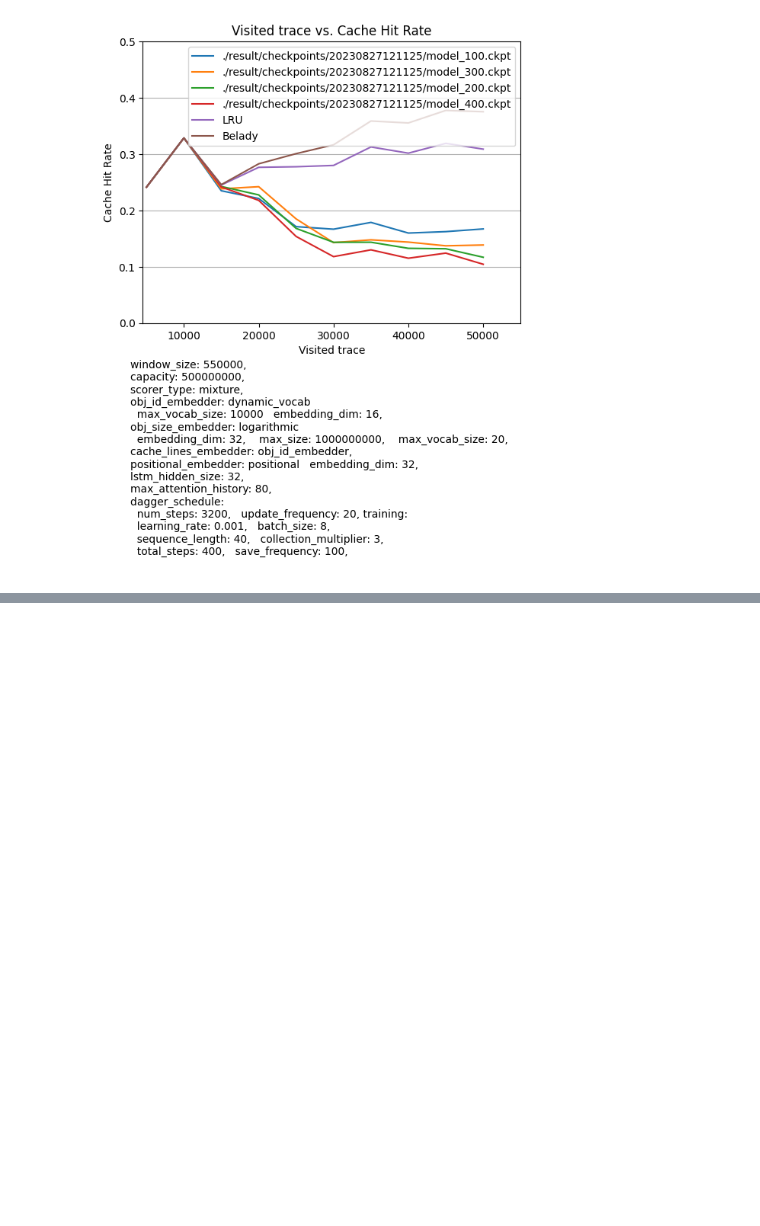
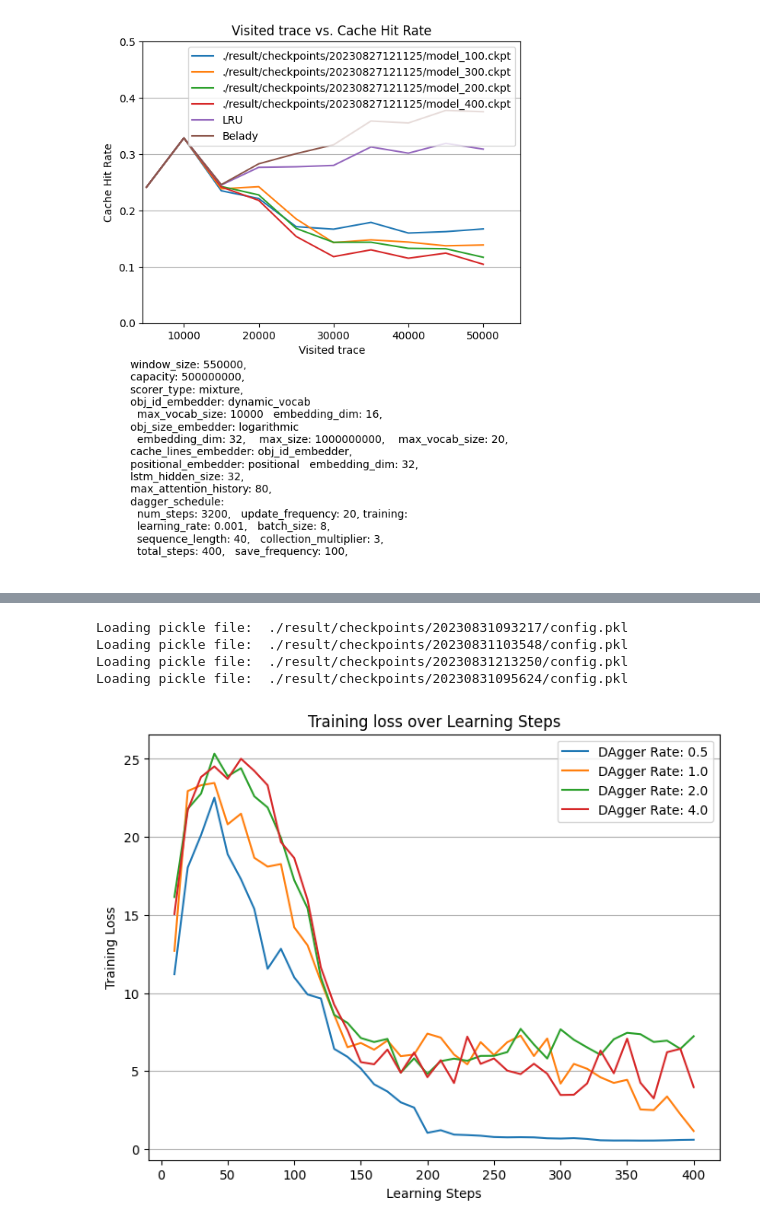
Before and after one commit to kato1628/cache_replacement, a Jupyter notebook: evaluate.ipynb, the cells around one changed output, grey strips where cells are left out. Drawn from its saved outputs; the diff is of its cells as text; code cells hidden in the pictures; blank space fills up the shorter version.

```diff
--- a/evaluate.ipynb
+++ b/evaluate.ipynb
@@ -246,0 +387,59 @@ Loading pickle file:  ./result/checkpoints/20230826192335/config.pkl
+# %%
+# plot training loss from csv file
+loss_file_path = "./result/loss"
+
+# collect all csv files
+csv_files = [f"{loss_file_path}/{file}" for file in os.listdir(loss_file_path) if file.endswith(".csv")]
+
+# extract experiment id from csv files
+experiment_ids = [file.split("/")[-1].split(".")[0] for file in csv_files]
+
+# load config from each experiment
+config_file_paths = [f"./result/checkpoints/{experiment_id}/config.pkl" for experiment_id in experiment_ids]
+
+# calculate dagger rate from config by num_steps / total_steps
+dagger_rates = []
+for config_file_path in config_file_paths:
+    config = load_pickle(config_file_path)
+    num_steps = config["dagger_schedule"]["num_steps"]
+    total_steps = config["training"]["total_steps"]
+    dagger_rates.append(num_steps / total_steps)
+
+# Initialize lists to store data from each experiment
+training_losses = []
+
+# Load data from each CSV file
+for filename in csv_files:
+    with open(filename, 'r') as file:
+        reader = csv.reader(file)
+        # Skip header
+        next(reader)
+        # learning step, loss
+        data = [(int(row[1]), float(row[2])) for row in reader]
+        training_losses.append(data)
+
+# Sort dagger rate and training loss by dagger rate
+training_losses = [x for _, x in sorted(zip(dagger_rates, training_losses))]
+dagger_rates.sort()
+
+# Plot the data for each experiment
+plt.figure(figsize=(8, 6))
+
+# Add grid
+plt.grid(linestyle='-', axis='y', zorder=0)
+
+for idx, data in enumerate(training_losses, start=1):
+    steps, losses = zip(*data)
+    plt.plot(steps, losses, label=f'DAgger Rate: {dagger_rates[idx-1]}')
+
+plt.xlabel('Learning Steps')
+plt.ylabel('Training Loss')
+plt.title('Training loss over Learning Steps')
+plt.legend(loc='best')
+plt.show()
+# %% [output]
+Loading pickle file:  ./result/checkpoints/20230831093217/config.pkl
+Loading pickle file:  ./result/checkpoints/20230831103548/config.pkl
+Loading pickle file:  ./result/checkpoints/20230831213250/config.pkl
+Loading pickle file:  ./result/checkpoints/20230831095624/config.pkl
+[figure, added]
```
Also changed, not shown: parts of 4 cells of this notebook, 3 other files.
